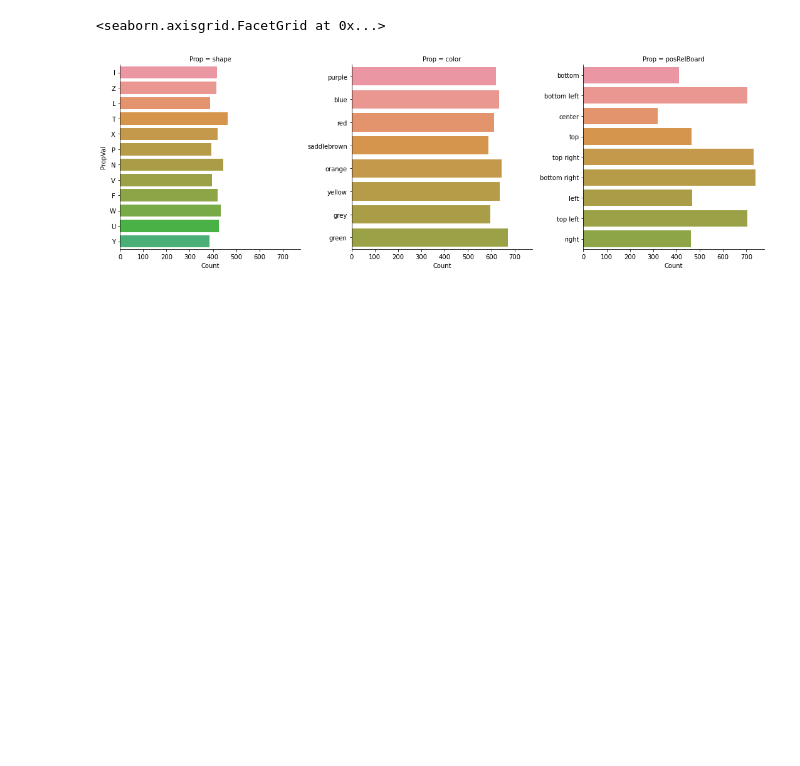
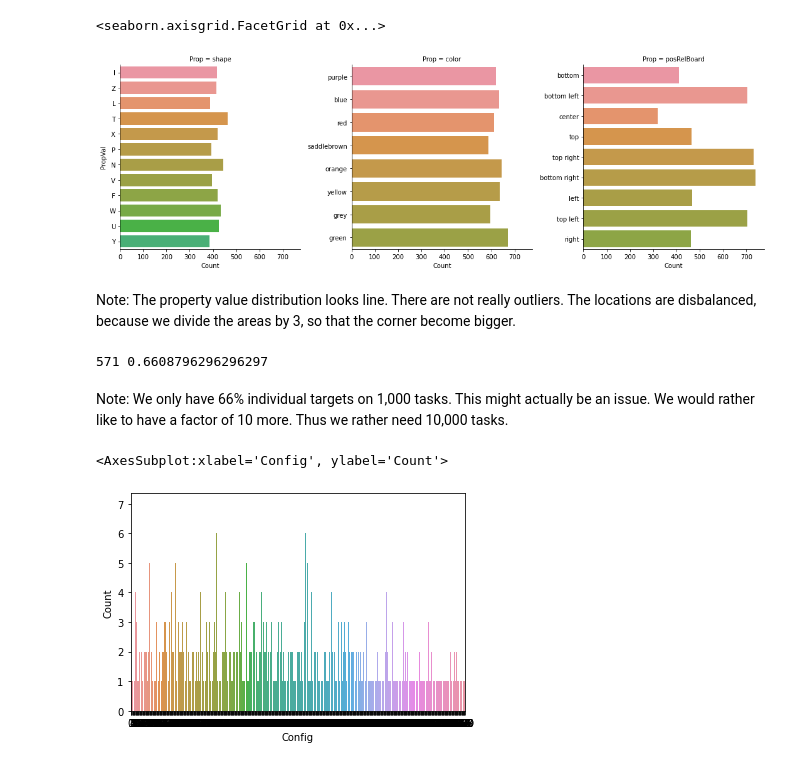
Before and after one commit to clp-research/golmi, a Jupyter notebook: scripts/inspect_data.ipynb, the cells around one changed output. Drawn from its saved outputs; the diff is of its cells as text; code cells hidden in the pictures; blank space fills up the shorter version.

Commit message:
Inspect generated task data

```diff
--- a/scripts/inspect_data.ipynb
+++ b/scripts/inspect_data.ipynb
@@ -76,8 +79,34 @@ sns.catplot(x="Count", y="PropVal", col="Prop", kind="bar", data=df_props, orien
 # %% [output]
 <seaborn.axisgrid.FacetGrid at 0x...>
 [figure]
+# %% [markdown]
+Note: The property value distribution looks line. There are not really outliers. The locations are disbalanced, because we divide the areas by 3, so that the corner become bigger.
 # %%
 # Do we have a balanced distribution over selected targets?
 # Count unique targets (based on props)
 # Do we have targets for all possible (864) configs? Or at least an even amount over the existing ones?
 # Can also be seen as distribution of X
+def target_prop_val_freq(tasks):
+    freqs = collections.defaultdict(int)
+    for task in tasks:
+        piece = task["target"]
+        freqs[(piece["type"], piece["color"], piece["posRelBoard"])] += 1
+    return freqs
+
+
+target_freqs = target_prop_val_freq(tasks)
+print(len(target_freqs), len(target_freqs) / float(864))
+# %% [output]
+571 0.6608796296296297
+# %% [markdown]
+Note: We only have 66% individual targets on 1,000 tasks. This might actually be an issue. We would rather like to have a factor of 10 more. Thus we rather need 10,000 tasks.
+# %%
+# easier to consume for pandas as list of dicts
+df_target_props = pd.DataFrame.from_records(
+    [{"Config": idx, "Count": v} for idx, (k, v) in enumerate(target_freqs.items())])
+# %%
+# easier to plot if pandas frame
+sns.barplot(x="Config", y="Count", data=df_target_props)
+# %% [output]
+<AxesSubplot:xlabel='Config', ylabel='Count'>
+[figure, added]
```
Also changed, not shown: parts of 14 cells of this notebook.
